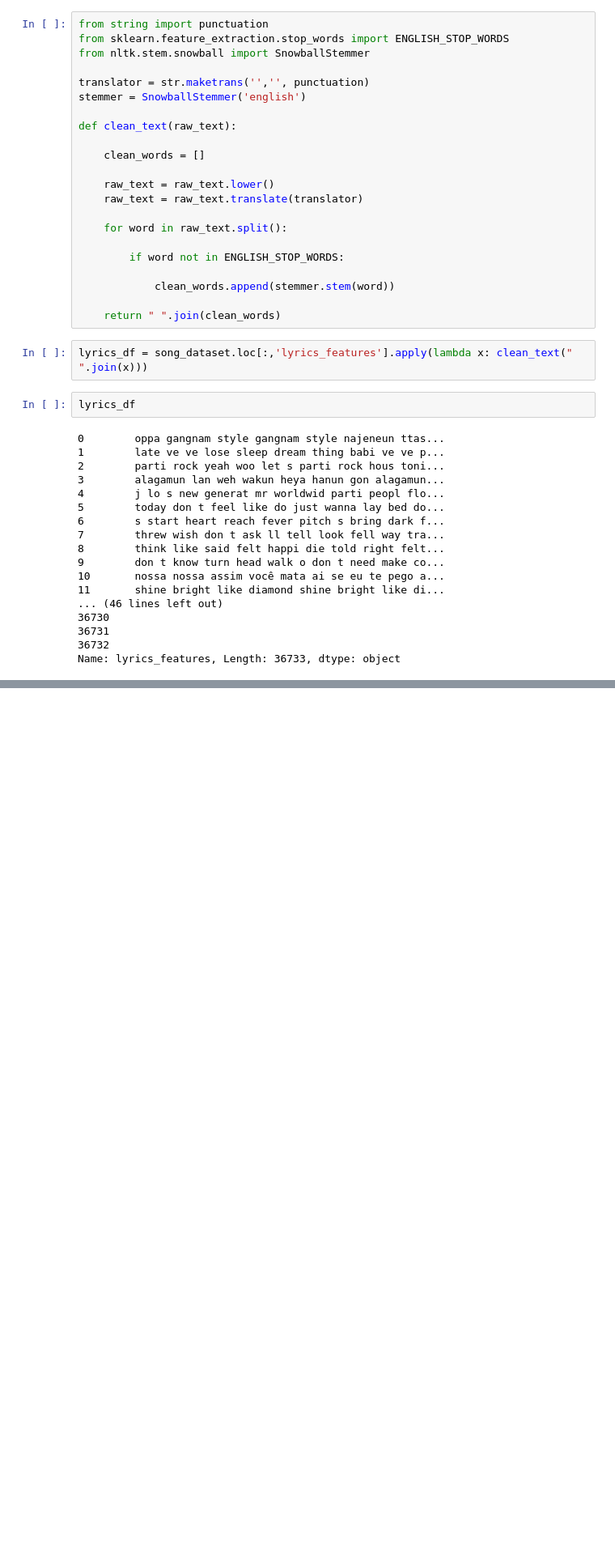
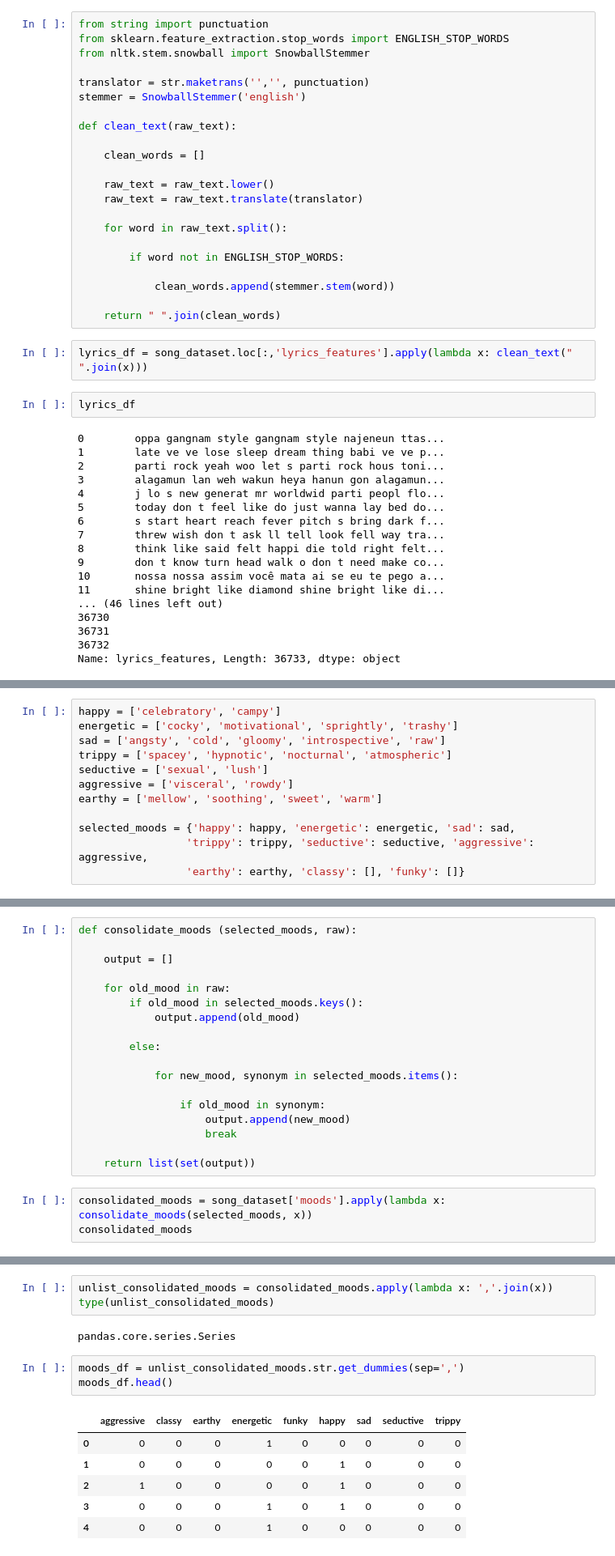
Before and after one commit to singuyenmai/Machine-Learning-CoderSchool, a Jupyter notebook: Music.Recommendation.System/Prepare_Dataset.ipynb, the cells around one changed output, grey strips where cells are left out. Shown at 81% size. Saved outputs shown, nothing was run; the diff lists cells and outputs as text; blank space fills up the shorter version.

```diff
--- a/Music.Recommendation.System/Prepare_Dataset.ipynb
+++ b/Music.Recommendation.System/Prepare_Dataset.ipynb
@@ -124,0 +111,12 @@ Name: lyrics_features, Length: 36733, dtype: object
+# %%
+happy = ['celebratory', 'campy']
+energetic = ['cocky', 'motivational', 'sprightly', 'trashy']
+sad = ['angsty', 'cold', 'gloomy', 'introspective', 'raw']
+trippy = ['spacey', 'hypnotic', 'nocturnal', 'atmospheric']
+seductive = ['sexual', 'lush']
+aggressive = ['visceral', 'rowdy']
+earthy = ['mellow', 'soothing', 'sweet', 'warm']
+
+selected_moods = {'happy': happy, 'energetic': energetic, 'sad': sad,
+                 'trippy': trippy, 'seductive': seductive, 'aggressive': aggressive,
+                 'earthy': earthy, 'classy': [], 'funky': []}
@@ -124,0 +127,21 @@ Name: lyrics_features, Length: 36733, dtype: object
+# %%
+def consolidate_moods (selected_moods, raw):
+
+    output = []
+
+    for old_mood in raw:
+        if old_mood in selected_moods.keys():
+            output.append(old_mood)
+
+        else:
+
+            for new_mood, synonym in selected_moods.items():
+
+                if old_mood in synonym:
+                    output.append(new_mood)
+                    break
+
+    return list(set(output))
+# %%
+consolidated_moods = song_dataset['moods'].apply(lambda x: consolidate_moods(selected_moods, x))
+consolidated_moods
@@ -124,0 +166,15 @@ Name: lyrics_features, Length: 36733, dtype: object
+# %%
+unlist_consolidated_moods = consolidated_moods.apply(lambda x: ','.join(x))
+type(unlist_consolidated_moods)
+# %% [output]
+pandas.core.series.Series
+# %%
+moods_df = unlist_consolidated_moods.str.get_dummies(sep=',')
+moods_df.head()
+# %% [output]
+|  | aggressive | classy | earthy | energetic | funky | happy | sad | seductive | trippy |
+| 0 | 0 | 0 | 0 | 1 | 0 | 0 | 0 | 0 | 0 |
+| 1 | 0 | 0 | 0 | 0 | 0 | 1 | 0 | 0 | 0 |
+| 2 | 1 | 0 | 0 | 0 | 0 | 1 | 0 | 0 | 0 |
+| 3 | 0 | 0 | 0 | 1 | 0 | 1 | 0 | 0 | 0 |
+| 4 | 0 | 0 | 0 | 1 | 0 | 0 | 0 | 0 | 0 |
```
Also changed, not shown: parts of 12 cells of this notebook.
